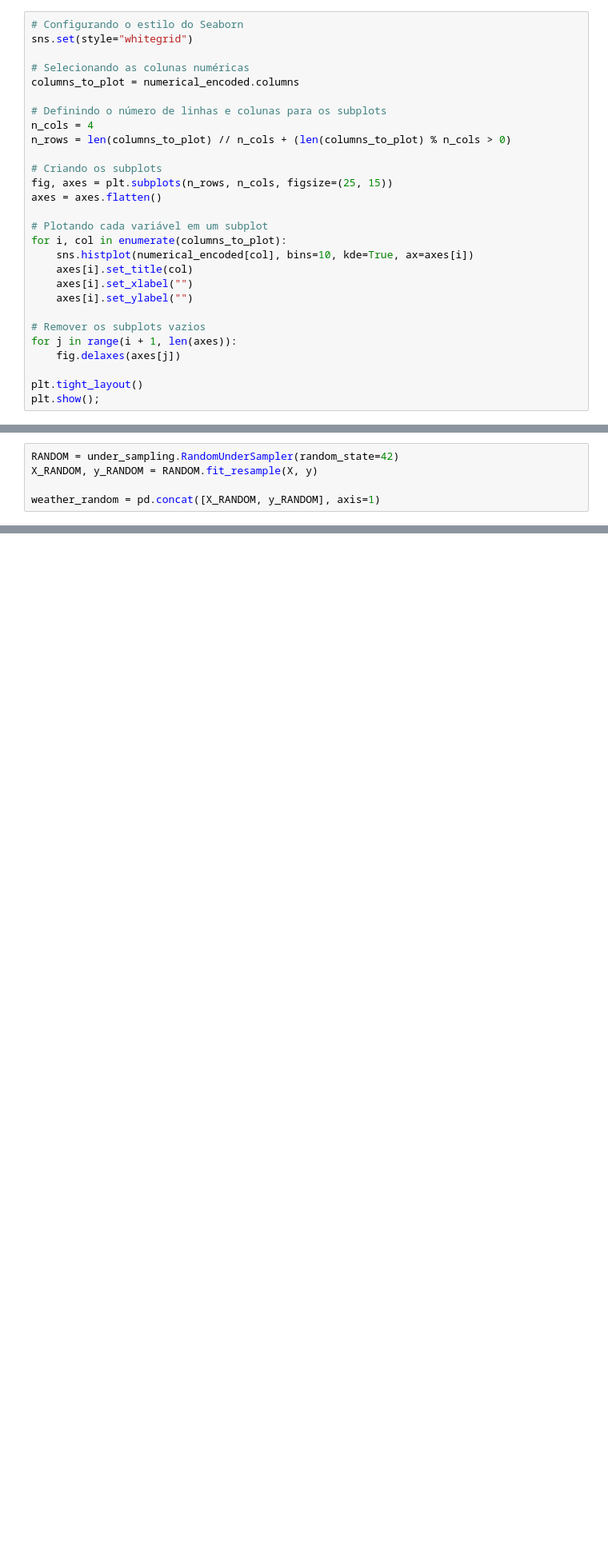
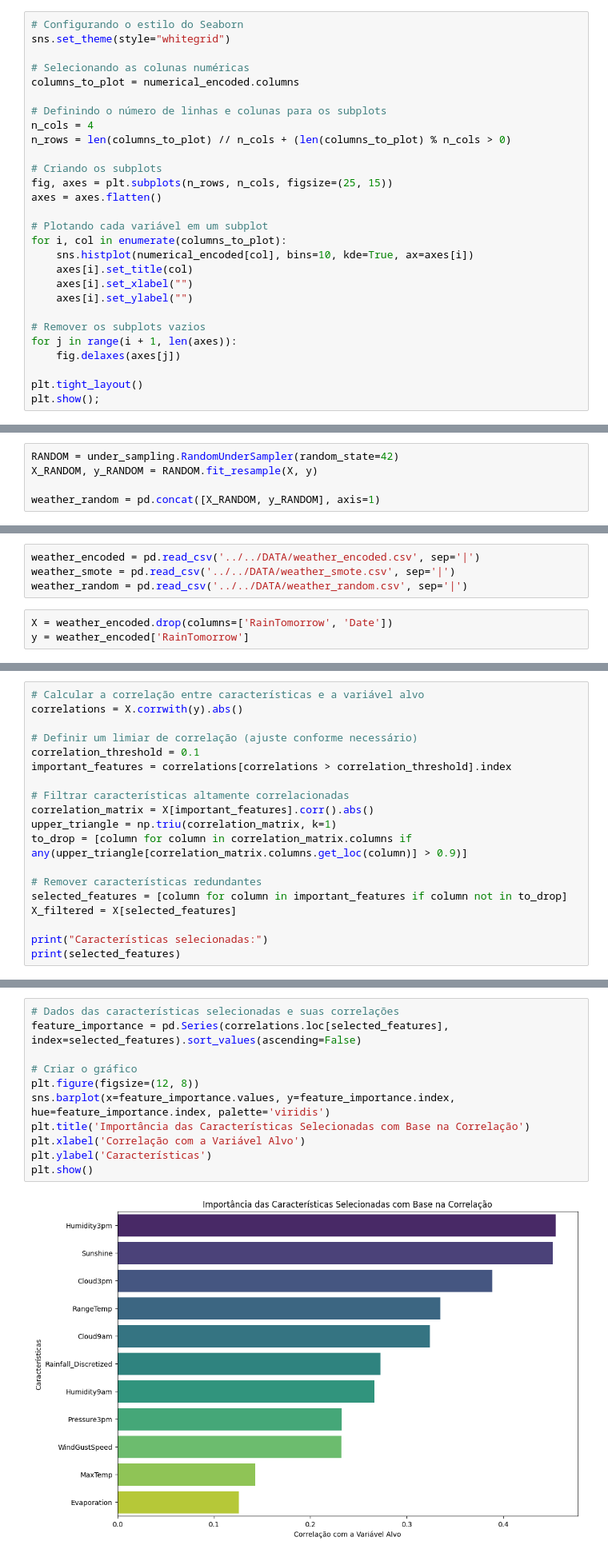
Before and after one commit to guilourenzo/master_degree_sin5007, a Jupyter notebook: CODE/FINAIS/2_PRE_PROCESSAMENTOS.ipynb, the cells around one changed output, grey strips where cells are left out. Shown at 80% size. Cells and saved outputs as stored; diff of their text form; blank space fills up the shorter version.

```diff
--- a/CODE/FINAIS/2_PRE_PROCESSAMENTOS.ipynb
+++ b/CODE/FINAIS/2_PRE_PROCESSAMENTOS.ipynb
@@ -116,7 +119,7 @@ numerical_encoded = scaler.fit_transform(
 )
 # %%
 # Configurando o estilo do Seaborn
-sns.set(style="whitegrid")
+sns.set_theme(style="whitegrid")
 
 # Selecionando as colunas numéricas
 columns_to_plot = numerical_encoded.columns
@@ -355,0 +367,7 @@ plt.show()
+# %%
+weather_encoded = pd.read_csv('../../DATA/weather_encoded.csv', sep='|')
+weather_smote = pd.read_csv('../../DATA/weather_smote.csv', sep='|')
+weather_random = pd.read_csv('../../DATA/weather_random.csv', sep='|')
+# %%
+X = weather_encoded.drop(columns=['RainTomorrow', 'Date'])
+y = weather_encoded['RainTomorrow']
@@ -355,0 +376,19 @@ plt.show()
+# %%
+# Calcular a correlação entre características e a variável alvo
+correlations = X.corrwith(y).abs()
+
+# Definir um limiar de correlação (ajuste conforme necessário)
+correlation_threshold = 0.1
+important_features = correlations[correlations > correlation_threshold].index
+
+# Filtrar características altamente correlacionadas
+correlation_matrix = X[important_features].corr().abs()
+upper_triangle = np.triu(correlation_matrix, k=1)
+to_drop = [column for column in correlation_matrix.columns if any(upper_triangle[correlation_matrix.columns.get_loc(column)] > 0.9)]
+
+# Remover características redundantes
+selected_features = [column for column in important_features if column not in to_drop]
+X_filtered = X[selected_features]
+
+print("Características selecionadas:")
+print(selected_features)
@@ -355,0 +398,13 @@ plt.show()
+# %%
+# Dados das características selecionadas e suas correlações
+feature_importance = pd.Series(correlations.loc[selected_features], index=selected_features).sort_values(ascending=False)
+
+# Criar o gráfico
+plt.figure(figsize=(12, 8))
+sns.barplot(x=feature_importance.values, y=feature_importance.index, hue=feature_importance.index, palette='viridis')
+plt.title('Importância das Características Selecionadas com Base na Correlação')
+plt.xlabel('Correlação com a Variável Alvo')
+plt.ylabel('Características')
+plt.show()
+# %% [output]
+[figure, added]
```
Also changed, not shown: parts of 16 cells of this notebook, 3 other files.
